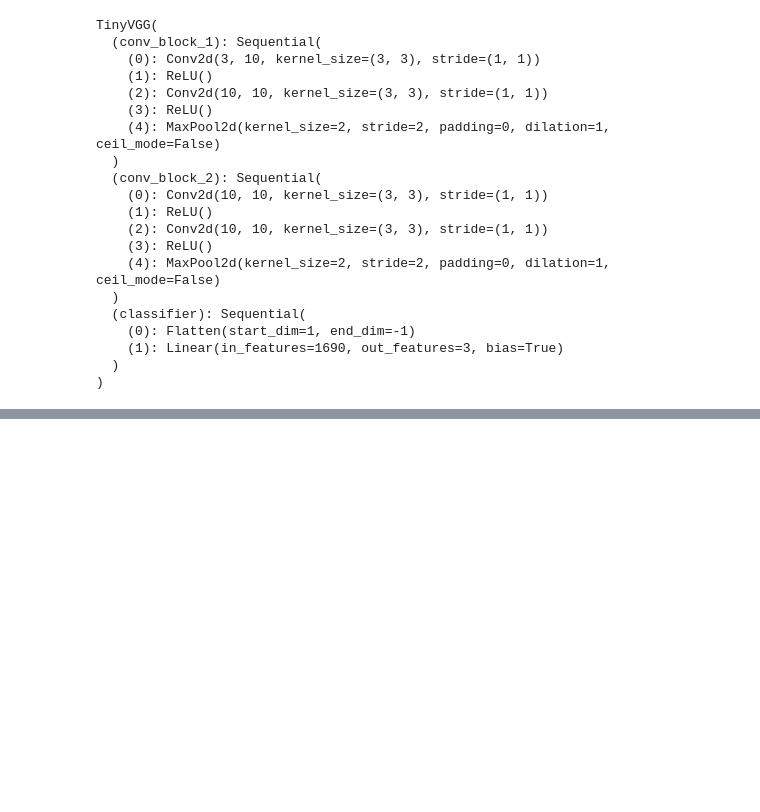
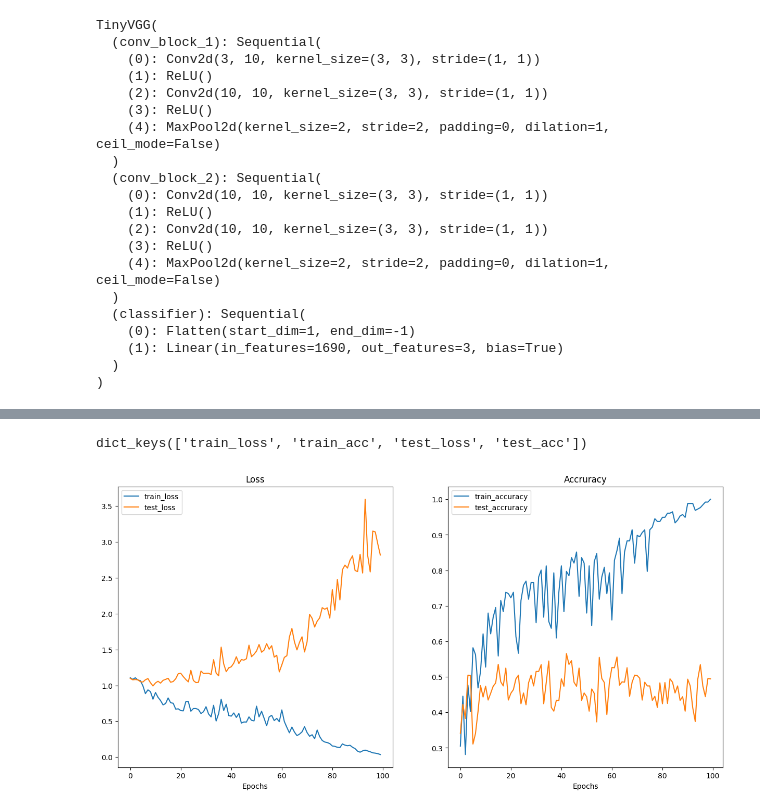
Before and after one commit to anupj/PyTorchForDeepLearningBootcamp, a Jupyter notebook: 04_pytorch_custom_datasets_video.ipynb, the cells around one changed output, grey strips where cells are left out. Drawn from its saved outputs; the diff is of its cells as text; code cells hidden in the pictures; blank space fills up the shorter version.

```diff
--- a/04_pytorch_custom_datasets_video.ipynb
+++ b/04_pytorch_custom_datasets_video.ipynb
@@ -953,0 +1129,32 @@ Actual label:
+# %%
+# Set random seeds
+torch.manual_seed(42)
+torch.cuda.manual_seed(42)
+
+# Set number of epochs
+NUM_EPOCHS = 100
+
+# Recreate an instance of TinyVGG
+model_0 = TinyVGG(input_shape=3, # number of color channels (3 for RGB)
+                  hidden_units=10,
+                  output_shape=len(train_data.classes)).to(device)
+
+# Setup loss function and optimizer
+loss_fn = nn.CrossEntropyLoss()
+optimizer = torch.optim.Adam(params=model_0.parameters(), lr=0.001)
+
+# Start the timer
+from timeit import default_timer as timer
+start_time = timer()
+
+# Train model_0
+model_0_results = train(model=model_0,
+                        train_dataloader=train_dataloader_simple,
+                        test_dataloader=test_dataloader_simple,
+                        optimizer=optimizer,
+                        loss_fn=loss_fn,
+                        epochs=NUM_EPOCHS)
+
+# End the timer and print out how long it took
+end_time = timer()
+print(f"Total training time: {end_time-start_time:.3f} seconds")
@@ -953,0 +1187,5 @@ Actual label:
+# %%
+# Check the model_0_results key
+model_0_results.keys()
+# %% [output]
+dict_keys(['train_loss', 'train_acc', 'test_loss', 'test_acc'])
@@ -953,0 +1238,4 @@ Actual label:
+# %%
+plot_training_curves(model_0_results)
+# %% [output]
+[figure, added]
```
Also changed, not shown: parts of 25 cells of this notebook.
